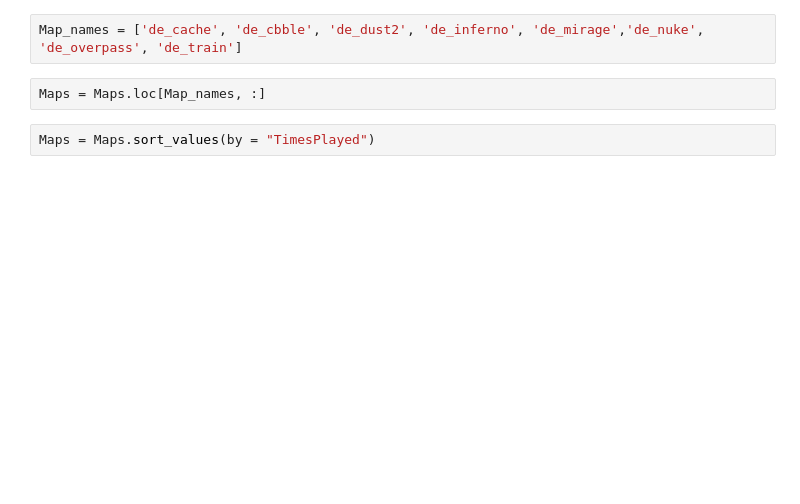
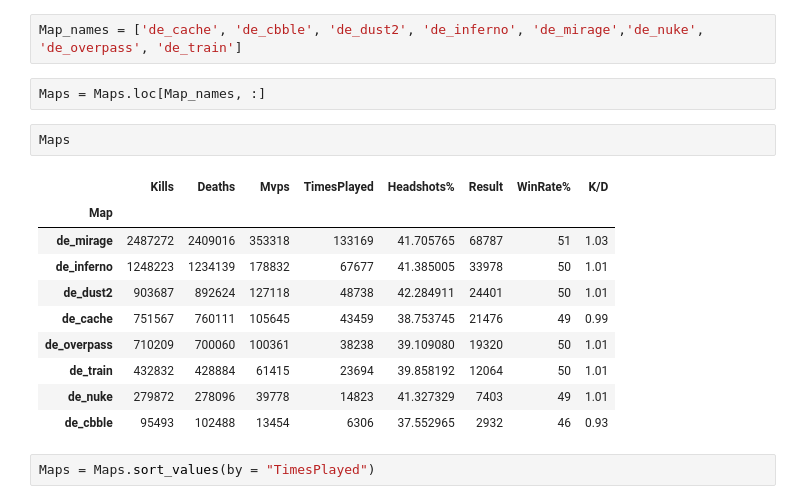
Before and after one commit to Mamin-gamer/Data-collection, a Jupyter notebook: notebooks/OtherPlayerData.ipynb, the cells around one changed output. Cells and saved outputs as stored; diff of their text form; blank space fills up the shorter version.

```diff
--- a/notebooks/OtherPlayerData.ipynb
+++ b/notebooks/OtherPlayerData.ipynb
@@ -48,5 +72,18 @@ Maps = (
 Map_names = ['de_cache', 'de_cbble', 'de_dust2', 'de_inferno', 'de_mirage','de_nuke', 'de_overpass', 'de_train']
 # %%
 Maps = Maps.loc[Map_names, :]
+# %%
+Maps
+# %% [output]
+|  | Kills | Deaths | Mvps | TimesPlayed | Headshots% | Result | WinRate% | K/D |
+| Map |  |  |  |  |  |  |  |  |
+| de_mirage | 2487272 | 2409016 | 353318 | 133169 | 41.705765 | 68787 | 51 | 1.03 |
+| de_inferno | 1248223 | 1234139 | 178832 | 67677 | 41.385005 | 33978 | 50 | 1.01 |
+| de_dust2 | 903687 | 892624 | 127118 | 48738 | 42.284911 | 24401 | 50 | 1.01 |
+| de_cache | 751567 | 760111 | 105645 | 43459 | 38.753745 | 21476 | 49 | 0.99 |
+| de_overpass | 710209 | 700060 | 100361 | 38238 | 39.109080 | 19320 | 50 | 1.01 |
+| de_train | 432832 | 428884 | 61415 | 23694 | 39.858192 | 12064 | 50 | 1.01 |
+| de_nuke | 279872 | 278096 | 39778 | 14823 | 41.327329 | 7403 | 49 | 1.01 |
+| de_cbble | 95493 | 102488 | 13454 | 6306 | 37.552965 | 2932 | 46 | 0.93 |
 # %%
 Maps = Maps.sort_values(by = "TimesPlayed")
```
Also changed, not shown: parts of 10 cells of this notebook, 2 other files.
